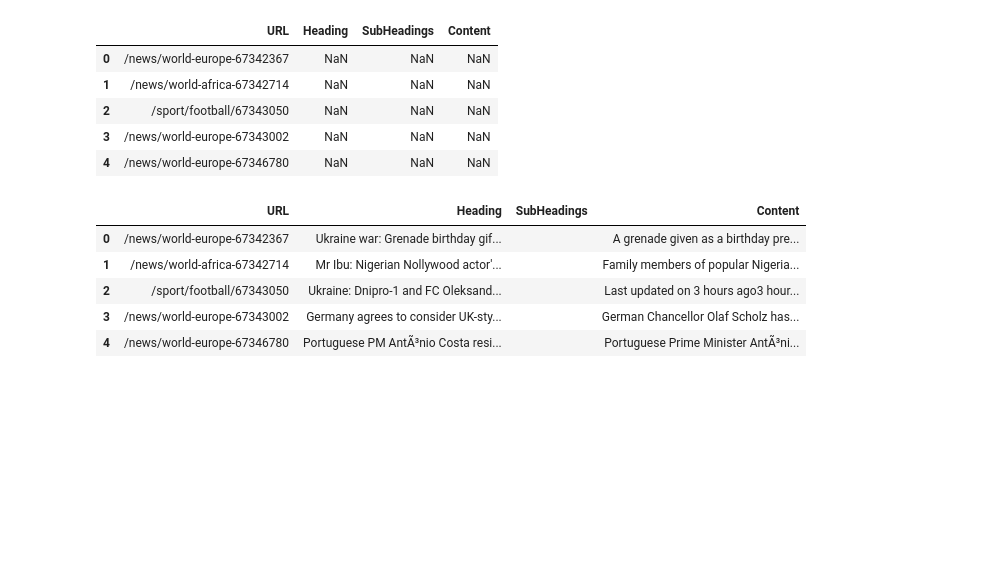
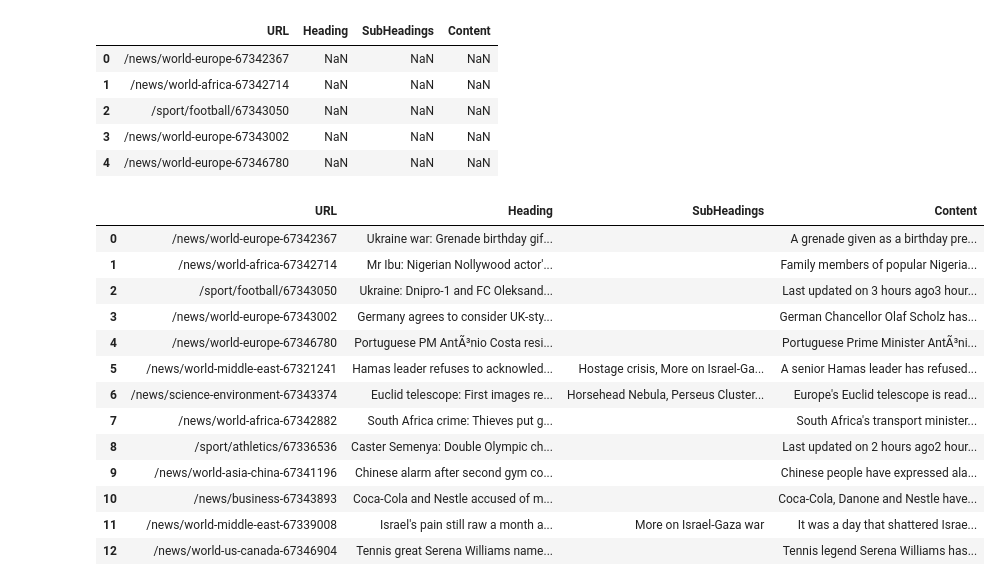
Before and after one commit to jlang62/nlp-training, a Jupyter notebook: NLP/Scraping/WebScraping.ipynb, the cells around one changed output. Cells and saved outputs as stored; diff of their text form; code cells hidden in the pictures; blank space fills up the shorter version.

```diff
--- a/NLP/Scraping/WebScraping.ipynb
+++ b/NLP/Scraping/WebScraping.ipynb
@@ -142,11 +153,19 @@ def requestArticle(idx, url):
 for idx, link in enumerate(links):
     requestArticle(idx, link)
 # %%
-df.head()
+df
 # %% [output]
 |  | URL | Heading | SubHeadings | Content |
 | 0 | /news/world-europe-67342367 | Ukraine war: Grenade birthday gif... |  | A grenade given as a birthday pre... |
 | 1 | /news/world-africa-67342714 | Mr Ibu: Nigerian Nollywood actor'... |  | Family members of popular Nigeria... |
 | 2 | /sport/football/67343050 | Ukraine: Dnipro-1 and FC Oleksand... |  | Last updated on 3 hours ago3 hour... |
 | 3 | /news/world-europe-67343002 | Germany agrees to consider UK-sty... |  | German Chancellor Olaf Scholz has... |
 | 4 | /news/world-europe-67346780 | Portuguese PM AntÃ³nio Costa resi... |  | Portuguese Prime Minister AntÃ³ni... |
+| 5 | /news/world-middle-east-67321241 | Hamas leader refuses to acknowled... | Hostage crisis, More on Israel-Ga... | A senior Hamas leader has refused... |
+| 6 | /news/science-environment-67343374 | Euclid telescope: First images re... | Horsehead Nebula, Perseus Cluster... | Europe's Euclid telescope is read... |
+| 7 | /news/world-africa-67342882 | South Africa crime: Thieves put g... |  | South Africa's transport minister... |
+| 8 | /sport/athletics/67336536 | Caster Semenya: Double Olympic ch... |  | Last updated on 2 hours ago2 hour... |
+| 9 | /news/world-asia-china-67341196 | Chinese alarm after second gym co... |  | Chinese people have expressed ala... |
+| 10 | /news/business-67343893 | Coca-Cola and Nestle accused of m... |  | Coca-Cola, Danone and Nestle have... |
+| 11 | /news/world-middle-east-67339008 | Israel's pain still raw a month a... | More on Israel-Gaza war | It was a day that shattered Israe... |
+| 12 | /news/world-us-canada-67346904 | Tennis great Serena Williams name... |  | Tennis legend Serena Williams has... |
```
Also changed, not shown: parts of 8 cells of this notebook.
